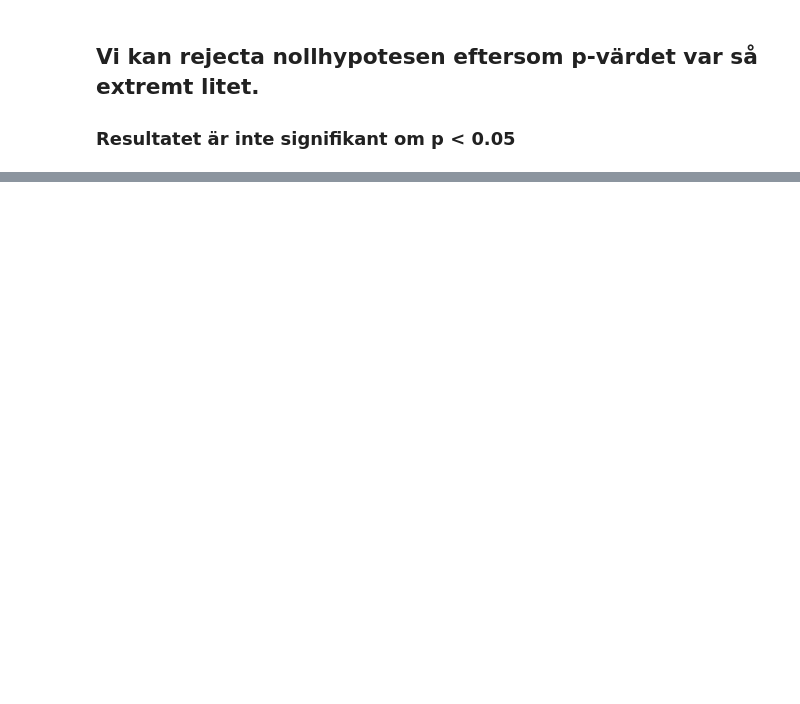
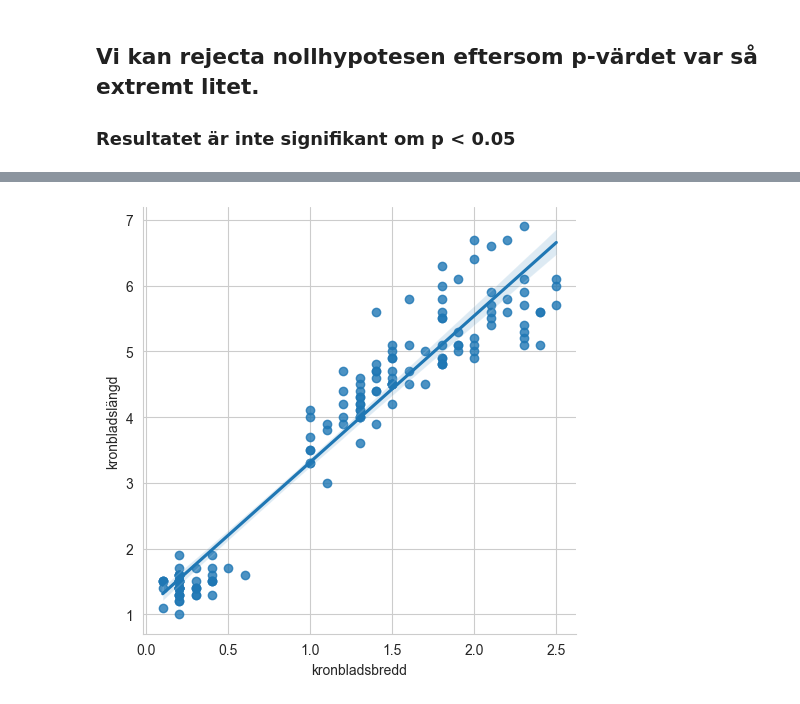
Before and after one commit to JoelOscarsson/Statistics, a Jupyter notebook: Projekt.ipynb, the cells around one changed output, grey strips where cells are left out. Saved outputs shown, nothing was run; the diff lists cells and outputs as text; code cells hidden in the pictures; blank space fills up the shorter version.

```diff
--- a/Projekt.ipynb
+++ b/Projekt.ipynb
@@ -398,0 +439,4 @@ df[df["Blomtyp"] == "Iris-setosa"]["Foderbladsbredd"].mean()
+# %%
+sns.lmplot(data=df, x='kronbladsbredd', y='kronbladslängd');
+# %% [output]
+[figure, added]
```
Also changed, not shown: parts of 29 cells of this notebook, 2 other files.
